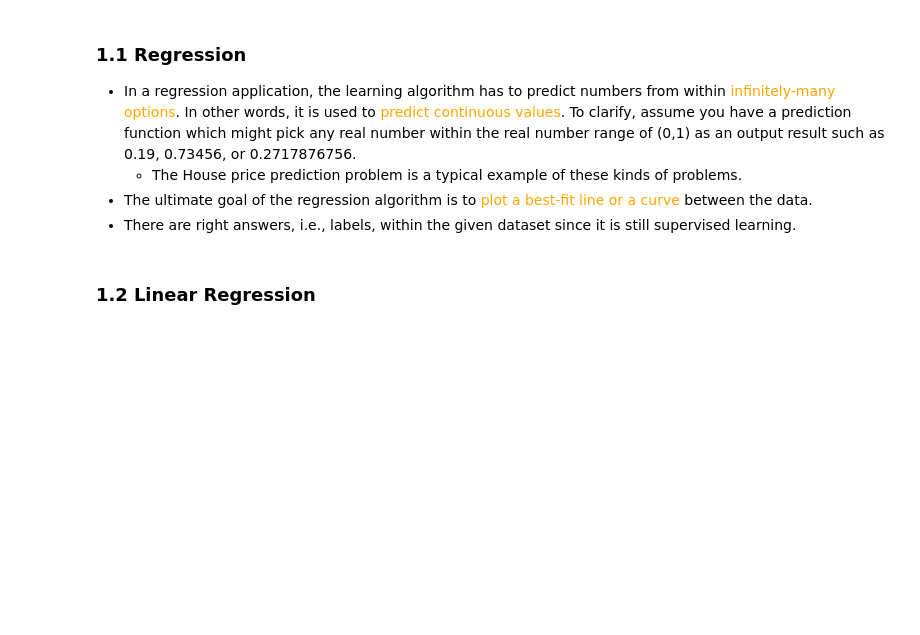
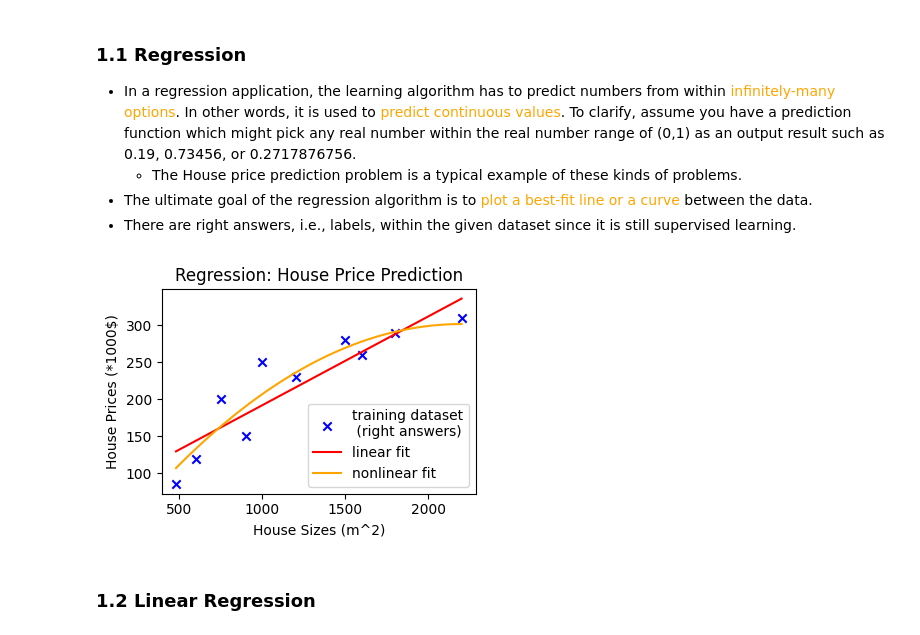
Before and after one commit to rctn-dev/machine-learning-from-scratch, a Jupyter notebook: ml_notebook.ipynb, the cells around one changed output. Drawn from its saved outputs; the diff is of its cells as text; code cells hidden in the pictures; blank space fills up the shorter version.

Commit message:
figures and codes added to SL

```diff
--- a/ml_notebook.ipynb
+++ b/ml_notebook.ipynb
@@ -15,6 +15,34 @@
     * The House price prediction problem is a typical example of these kinds of problems.
 * The ultimate goal of the regression algorithm is to <span style="color:orange">plot a best-fit line or a curve</span> between the data.
 * There are right answers, i.e., labels, within the given dataset since it is still supervised learning.
+# %%
+import numpy as np
+from  matplotlib import pyplot as plt
+
+# dummy training dataset for house price prediction.
+prices=np.array([85,120,200,150,250,230,280,260,290,310])
+sizes=np.array([480,600,750,900,1000,1200,1500,1600,1800,2200])
+sizes_interp=np.arange(np.min(sizes),np.max(sizes),1) # arange(start,stop,step)
+predicted_price_linear=0.12*sizes_interp+72
+predicted_price_nonlinear=-0.000066*sizes_interp**2 +0.29*(sizes_interp)-17
+
+
+plt.figure(figsize=(4,3), tight_layout=True, alpha=0.5)
+# ax = plt.axes()
+# ax.set_facecolor("whitesmoke")
+
+
+plt.title('Regression: House Price Prediction')
+plt.xlabel('House Sizes (m^2)')
+plt.ylabel('House Prices (*1000$)')
+plt.scatter(sizes,prices,marker="x", color="blue")
+plt.plot(sizes_interp,predicted_price_linear, color="red")
+plt.plot(sizes_interp,predicted_price_nonlinear, color="orange")
+plt.legend(["training dataset\n (right answers)", "linear fit","nonlinear fit"], loc ="lower right")
+
+plt.show()
+# %% [output]
+[figure, added]
 # %% [markdown]
 ### 1.2 Linear Regression
 # %% [markdown]
```
Also changed, not shown: parts of 1 cell of this notebook, 2 other files.
